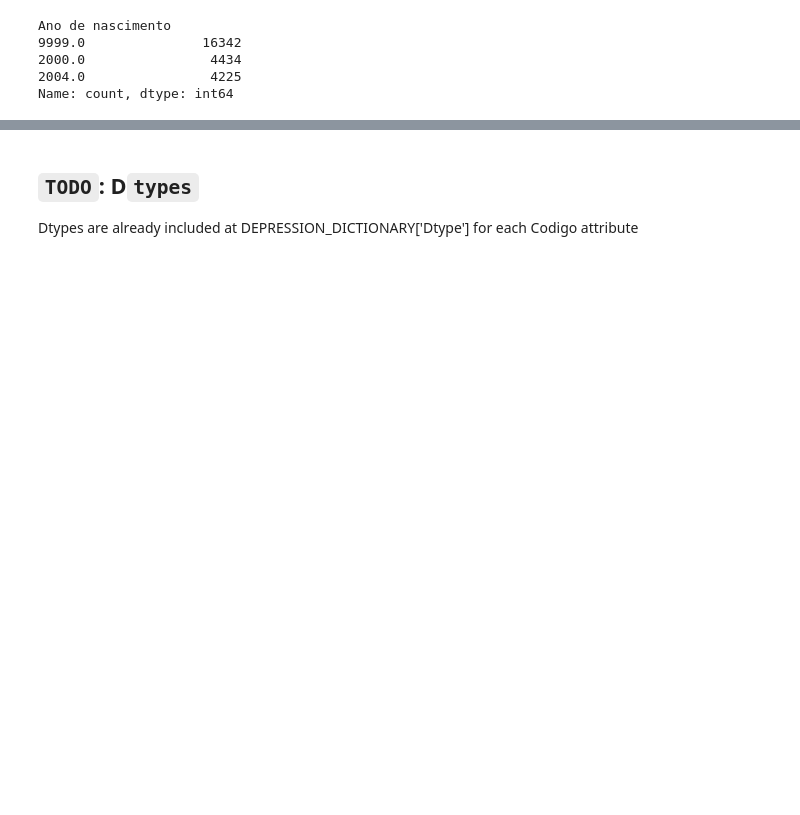
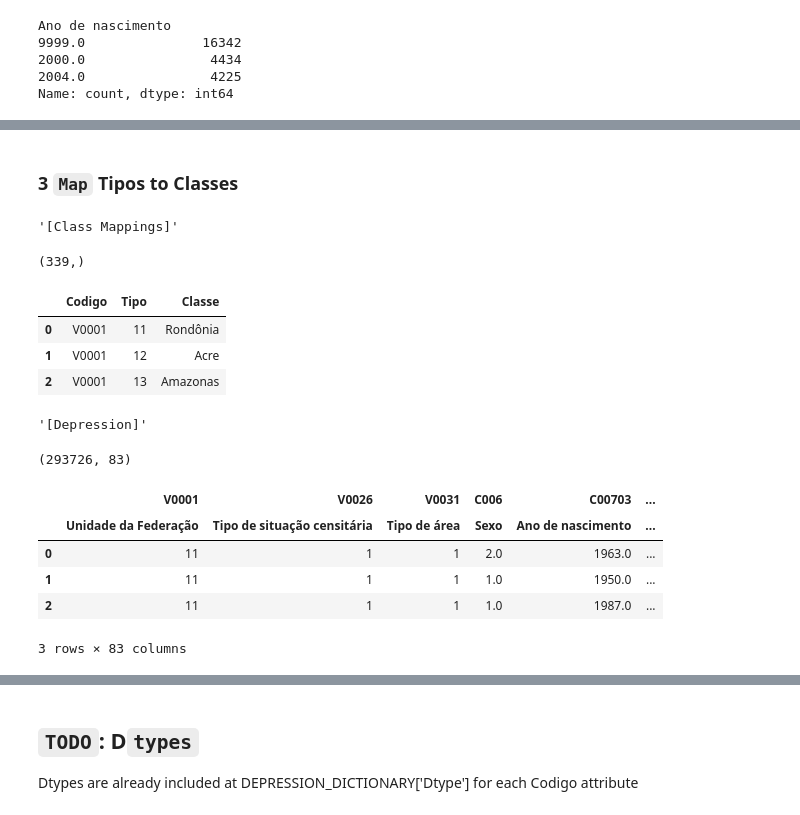
Before and after one commit to feed0/depressao-ibge-pns, a Jupyter notebook: src/4-pre-processing/pre-processing.ipynb, the cells around one changed output, grey strips where cells are left out. Drawn from its saved outputs; the diff is of its cells as text; code cells hidden in the pictures; blank space fills up the shorter version.

```diff
--- a/src/4-pre-processing/pre-processing.ipynb
+++ b/src/4-pre-processing/pre-processing.ipynb
@@ -80,13 +80,11 @@ depression_explicit = DEPRESSION.copy()
 
 for codigo in tipos_to_remove.Codigo:
 
-    print(f'    [CODIGO]: {codigo} ==================================================')
-    print(f'    [BEFORE]:\n{depression_explicit[codigo].value_counts(ascending=False).head(3)}\n')
+    # print(f'    [CODIGO]: {codigo} ==================================================')
+    # print(f'    [BEFORE]:\n{depression_explicit[codigo].value_counts(ascending=False).head(3)}\n')
 
     code_tipos = tipos_to_remove.Tipo[tipos_to_remove.Codigo == codigo].values.astype(int)
-    print(f'    [CODE TIPOS]: === {code_tipos} ===')
+    # print(f'    [CODE TIPOS]: === {code_tipos} ===')
 
-    # Replace values in the specific column (convert array to list)
-    depression_explicit[codigo] = depression_explicit[codigo].replace(code_tipos.tolist(), np.nan)
-
-    print(f'    [AFTER]:\n{depression_explicit[codigo].value_counts(ascending=False).head(2)}\n')
+    depression_explicit[codigo] = depression_explicit[codigo].replace(code_tipos, np.nan)
+    # print(f'    [AFTER]:\n{depression_explicit[codigo].value_counts(ascending=False).head(2)}\n')
@@ -113,0 +155,26 @@ depression_without_implicit C00703
+# %% [markdown]
+### 3 `Map` Tipos to Classes
+# %%
+# Cast to int
+class_mappings['Tipo'] = class_mappings['Tipo'].astype(int)
+
+# These are the Tipos we need to map to their corresponding Classes
+display(
+    "[Class Mappings]",class_mappings.Tipo.shape, class_mappings.head(3),
+    "[Depression]", depression_explicit.shape, depression_explicit.head(3),
+)
+# %% [output]
+'[Class Mappings]'
+(339,)
+|  | Codigo | Tipo | Classe |
+| 0 | V0001 | 11 | Rondônia |
+| 1 | V0001 | 12 | Acre |
+| 2 | V0001 | 13 | Amazonas |
+'[Depression]'
+(293726, 83)
+|  | V0001 | V0026 | V0031 | C006 | C00703 | ... |
+|  | Unidade da Federação | Tipo de situação censitária | Tipo de área | Sexo | Ano de nascimento | ... |
+| 0 | 11 | 1 | 1 | 2.0 | 1963.0 | ... |
+| 1 | 11 | 1 | 1 | 1.0 | 1950.0 | ... |
+| 2 | 11 | 1 | 1 | 1.0 | 1987.0 | ... |
+3 rows × 83 columns
```
Also changed, not shown: parts of 13 cells of this notebook.
